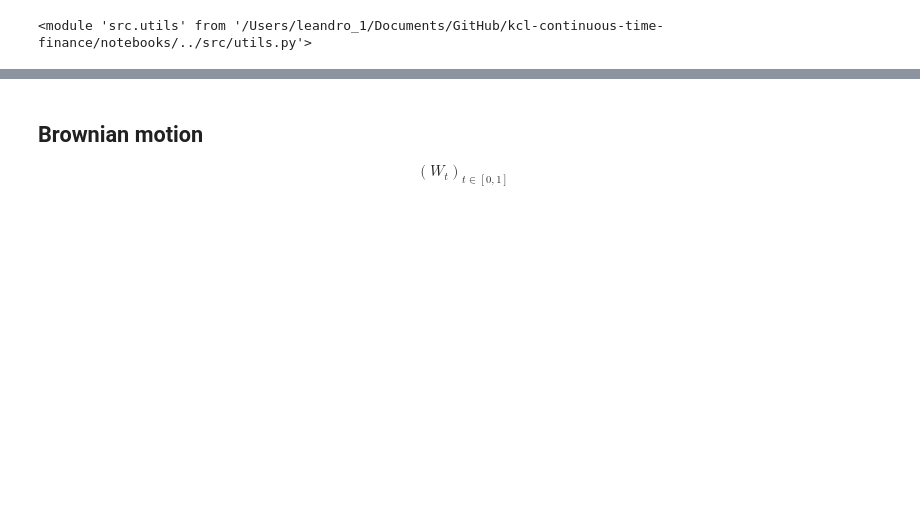
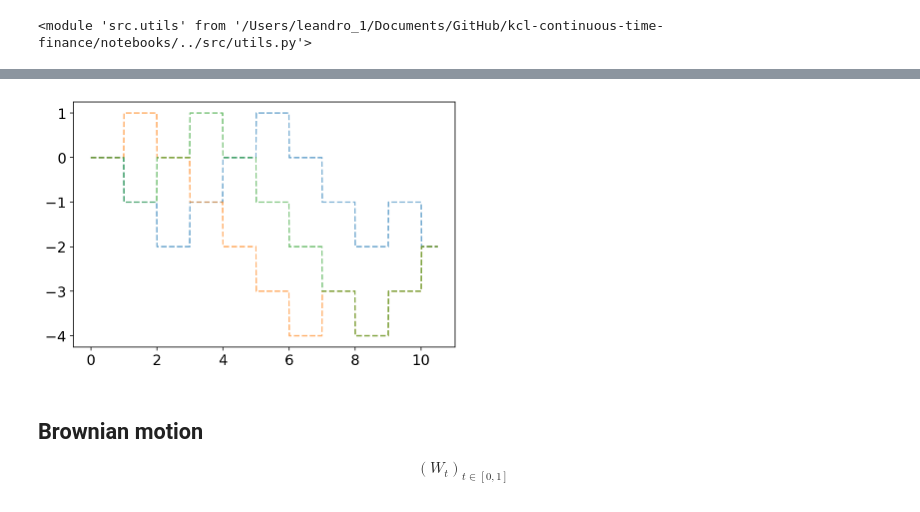
Before and after one commit to leandro-sbetancourt/kcl-continuous-time-finance, a Jupyter notebook: notebooks/n1-simulating-Brownian-motion-and-related-processes.ipynb, the cells around one changed output, grey strips where cells are left out. Saved outputs shown, nothing was run; the diff lists cells and outputs as text; code cells hidden in the pictures; blank space fills up the shorter version.

```diff
--- a/notebooks/n1-simulating-Brownian-motion-and-related-processes.ipynb
+++ b/notebooks/n1-simulating-Brownian-motion-and-related-processes.ipynb
@@ -31,3 +32,18 @@ np.random.seed(100)
+# %%
+RW = utils.RandomWalk(p = 0.4, T = 10.5, Nt = 1_000)
+# %%
+sims = RW.simulate(nsims = 3)
+time = RW.timesteps
+# %%
+plt.figure()
+plt.plot(time, sims, linestyle = '--', alpha = 0.6)
+resolution_value = 50
+#plt.title('Five simulations of a Geometric Brownian motion')
+plt.tight_layout()
+plt.savefig('../figures/sample_path_Random_Walk.pdf', format="pdf", dpi=resolution_value)
+plt.show()
+# %% [output]
+[figure, added]
 # %% [markdown]
 ## Brownian motion
 $$
```
Also changed, not shown: parts of 16 cells of this notebook.
